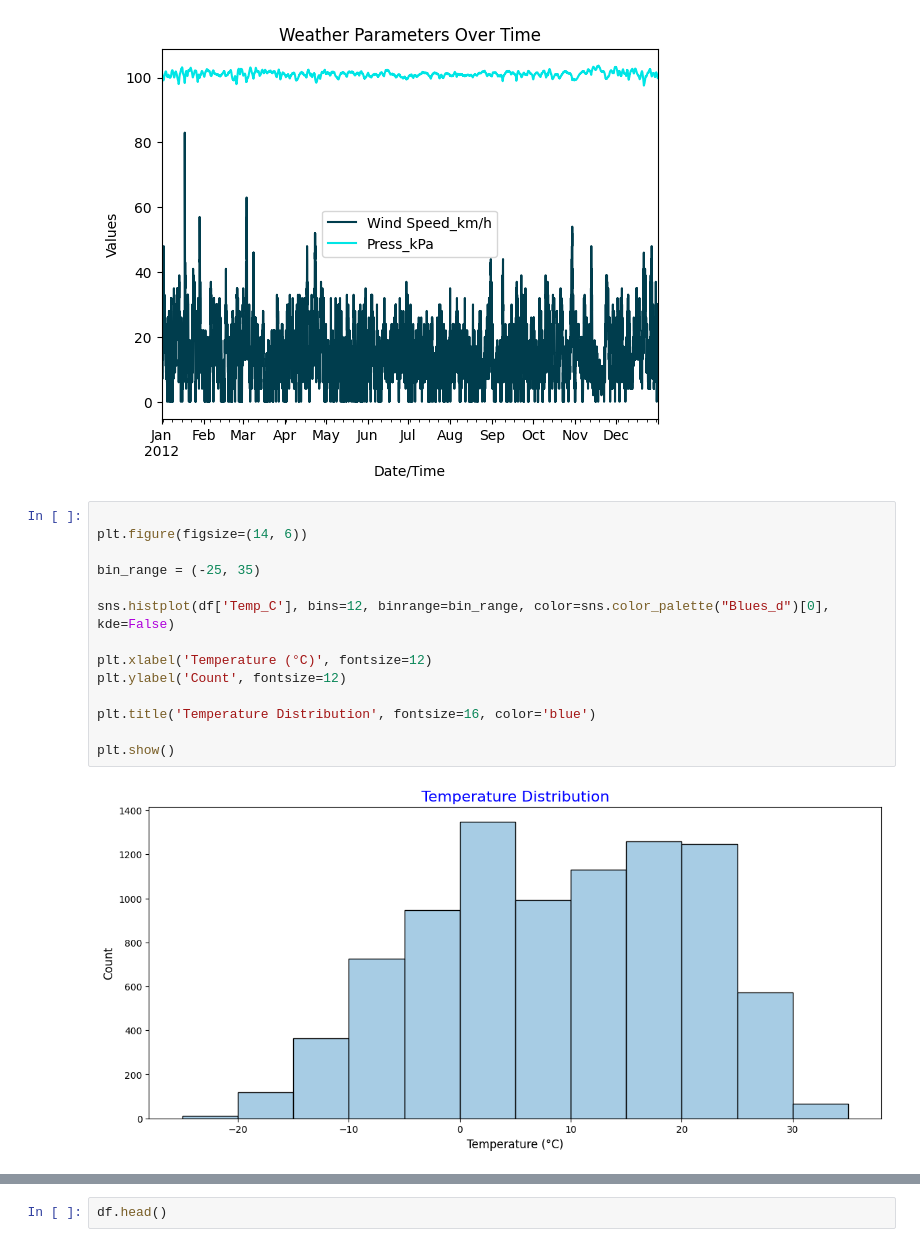
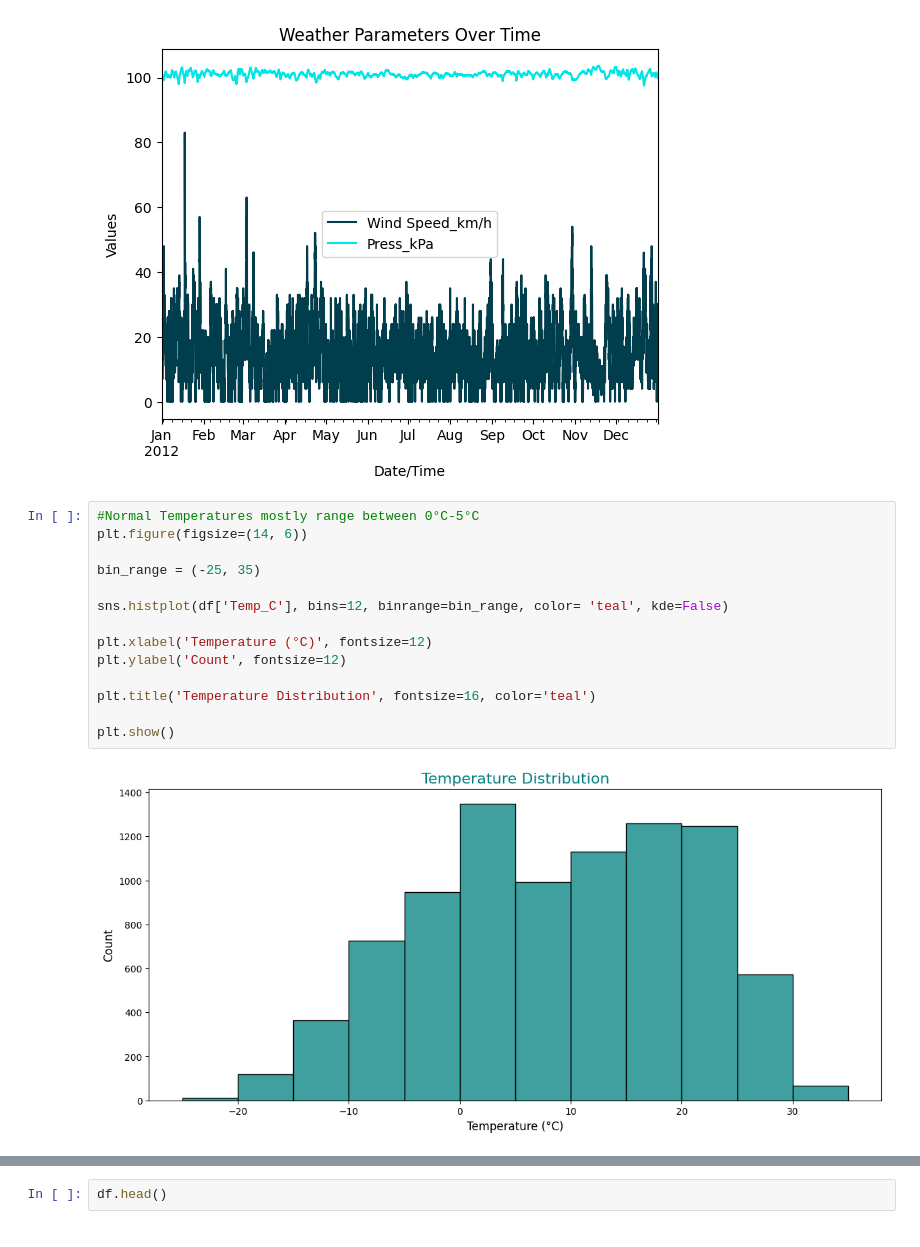
Before and after one commit to Moraa-Ke/Weather-Insights-, a Jupyter notebook: Weather_Insights.ipynb, the cells around one changed output, grey strips where cells are left out. Cells and saved outputs as stored; diff of their text form.

```diff
--- a/Weather_Insights.ipynb
+++ b/Weather_Insights.ipynb
@@ -355,19 +383,19 @@ plt.show()
 # %% [output]
 [figure]
 # %%
-
+#Normal Temperatures mostly range between 0°C-5°C
 plt.figure(figsize=(14, 6))
 
 bin_range = (-25, 35)
 
-sns.histplot(df['Temp_C'], bins=12, binrange=bin_range, color=sns.color_palette("Blues_d")[0], kde=False)
+sns.histplot(df['Temp_C'], bins=12, binrange=bin_range, color= 'teal', kde=False)
 
 plt.xlabel('Temperature (°C)', fontsize=12)
 plt.ylabel('Count', fontsize=12)
 
-plt.title('Temperature Distribution', fontsize=16, color='blue')
+plt.title('Temperature Distribution', fontsize=16, color='teal')
 
 plt.show()
 # %% [output]
-[figure, old version]
+[figure, new version]
 # %%
```
Also changed, not shown: parts of 9 cells of this notebook.
